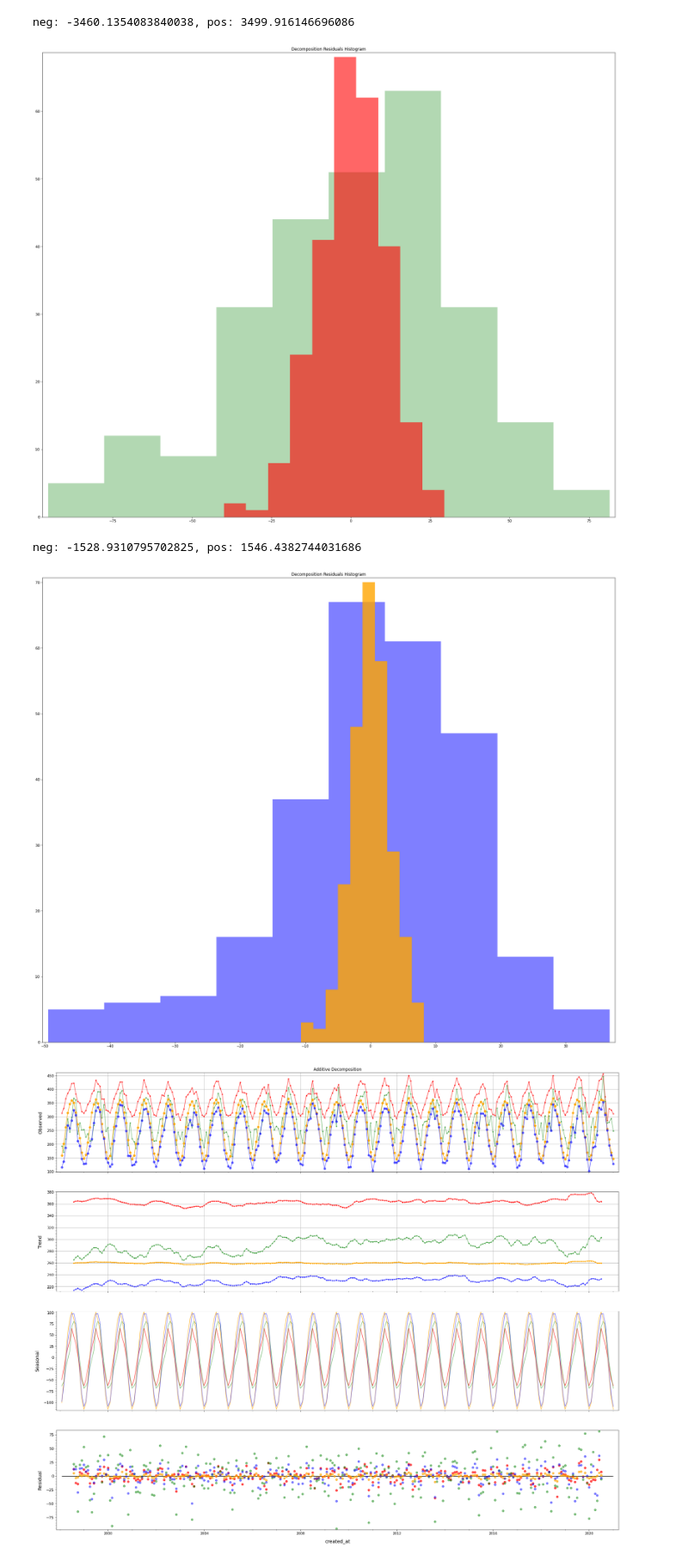
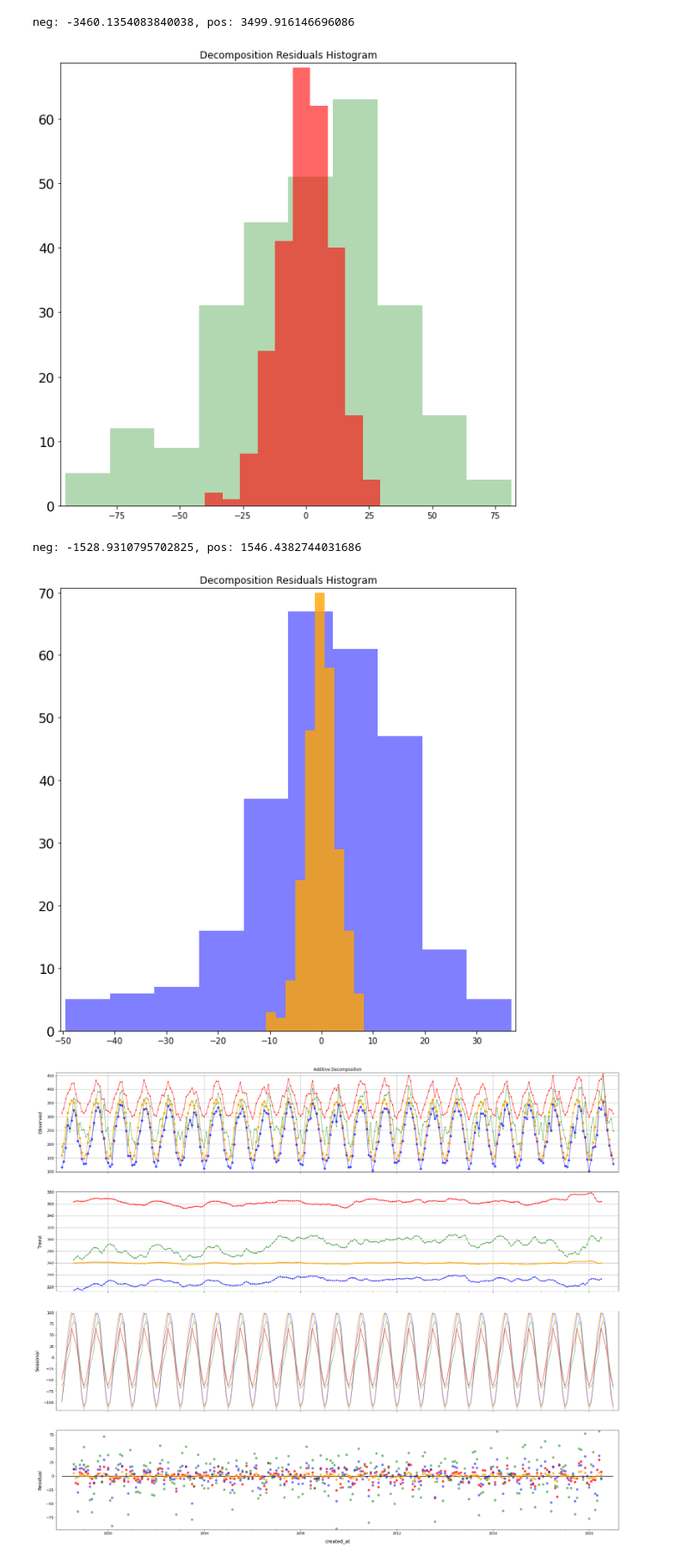
Before and after one commit to gamyers/solar-697, a Jupyter notebook: gm/notebooks/ts_decomposition.ipynb, the cells around one changed output. Shown at 86% size. Cells and saved outputs as stored; diff of their text form; code cells hidden in the pictures.

```diff
--- a/gm/notebooks/ts_decomposition.ipynb
+++ b/gm/notebooks/ts_decomposition.ipynb
@@ -16,8 +16,8 @@ from tqdm import tqdm
 from yaml import dump, load, safe_load
 # %%
 plt.rcParams["figure.figsize"] = 30, 25
-plt.rcParams["ytick.labelsize"] = 11
-plt.rcParams["axes.labelsize"] = 14
+plt.rcParams["ytick.labelsize"] = 16
+plt.rcParams["axes.labelsize"] = 16
 plt.rcParams["axes.labelpad"] = 12
 plt.rcParams["axes.xmargin"] = 0.01
 plt.rcParams["axes.ymargin"] = 0.01
@@ -139,6 +139,8 @@ feature = "Temperature" # "Relative_Humidity" # "GHI"
 decomp_a = seasonal_decompose(df_a[feature], model="additive", period=period)
 decomp_b = seasonal_decompose(df_b[feature], model="additive", period=period)
 # %%
+plt.rcParams["figure.figsize"] = 15, 15
+
 fig, ax = plt.subplots(4, sharex=True)
 ax[0].set_title("Additive Decomposition")
 
@@ -238,6 +240,7 @@ decomp_c = seasonal_decompose(df_[feature_c], model="additive", period=period)
 feature_d = "GHI"
 decomp_d = seasonal_decompose(df_[feature_d], model="additive", period=period)
 # %%
+plt.rcParams["figure.figsize"] = 30, 25
 fig, ax = plt.subplots(8, sharex=True)
 ax[0].set_title("Additive Decomposition")
 
@@ -299,6 +302,7 @@ print(f"neg: {neg}, pos: {pos}")
 # %% [output]
 neg: -3460.1354083840038, pos: 3499.916146696086
 # %%
+plt.rcParams["figure.figsize"] = 10, 10
 fig, ax = plt.subplots(1, sharex=True)
 ax.set_title("Decomposition Residuals Histogram")
 
@@ -307,7 +311,7 @@ ax.hist(decomp_a.resid, color='red', alpha=.6)
 
 plt.show()
 # %% [output]
-[figure, old version]
+[figure, new version]
 # %%
 neg = decomp_d.resid[decomp_d.resid<0].sum()
 pos = decomp_d.resid[decomp_d.resid>0].sum()
@@ -315,15 +319,16 @@ print(f"neg: {neg}, pos: {pos}")
 # %% [output]
 neg: -1528.9310795702825, pos: 1546.4382744031686
 # %%
+plt.rcParams["figure.figsize"] = 10, 10
 fig, ax = plt.subplots(1, sharex=True)
 ax.set_title("Decomposition Residuals Histogram")
 
 ax.hist(decomp_d.resid, color='blue', alpha=.5)
 ax.hist(decomp_c.resid, color='orange', alpha=.8)
 
 plt.show()
 # %% [output]
-[figure, old version]
+[figure, new version]
 # %%
 fig, ax = plt.subplots(4, sharex=True)
 ax[0].set_title("Additive Decomposition")
```
Also changed, not shown: parts of 2 cells of this notebook.
